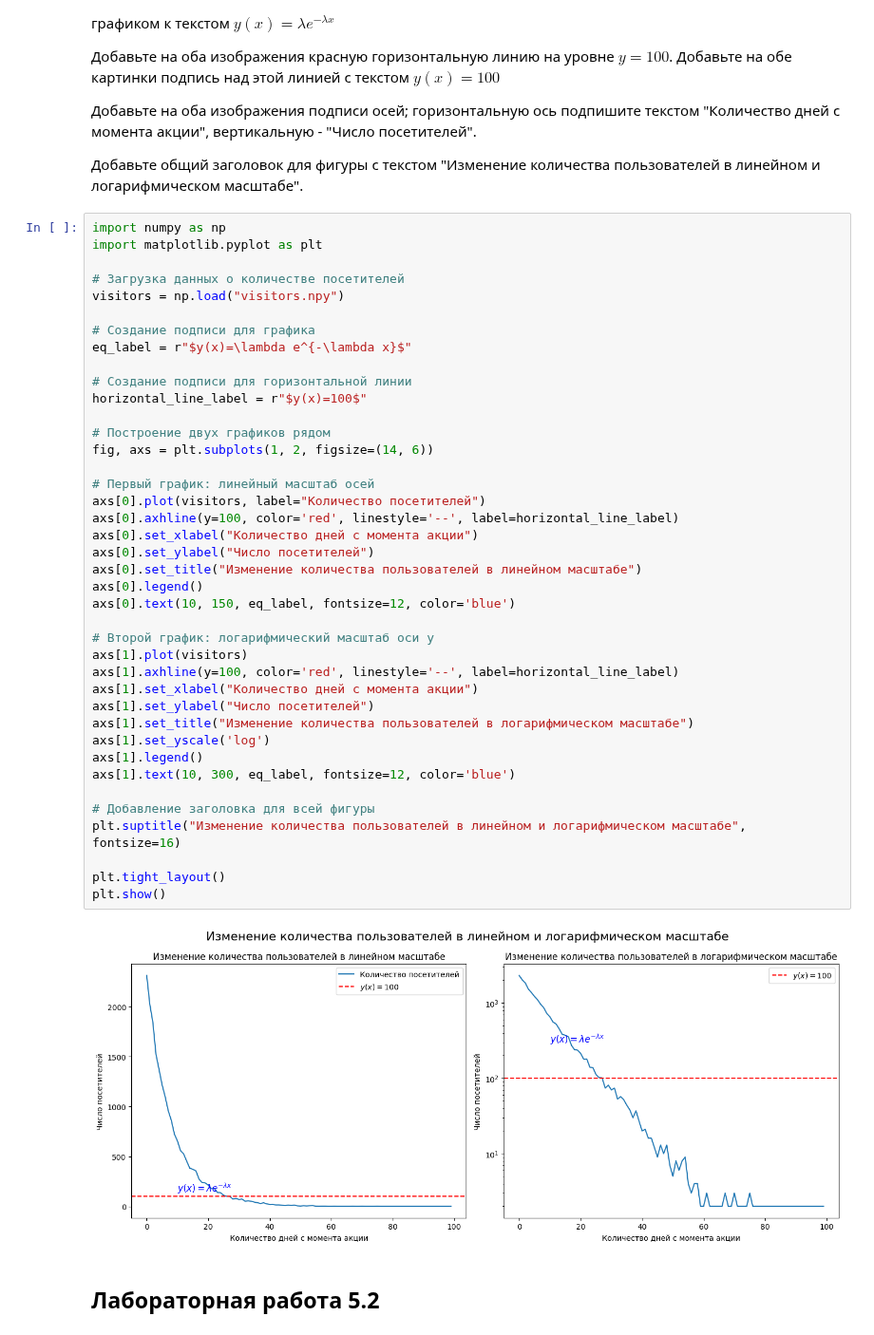
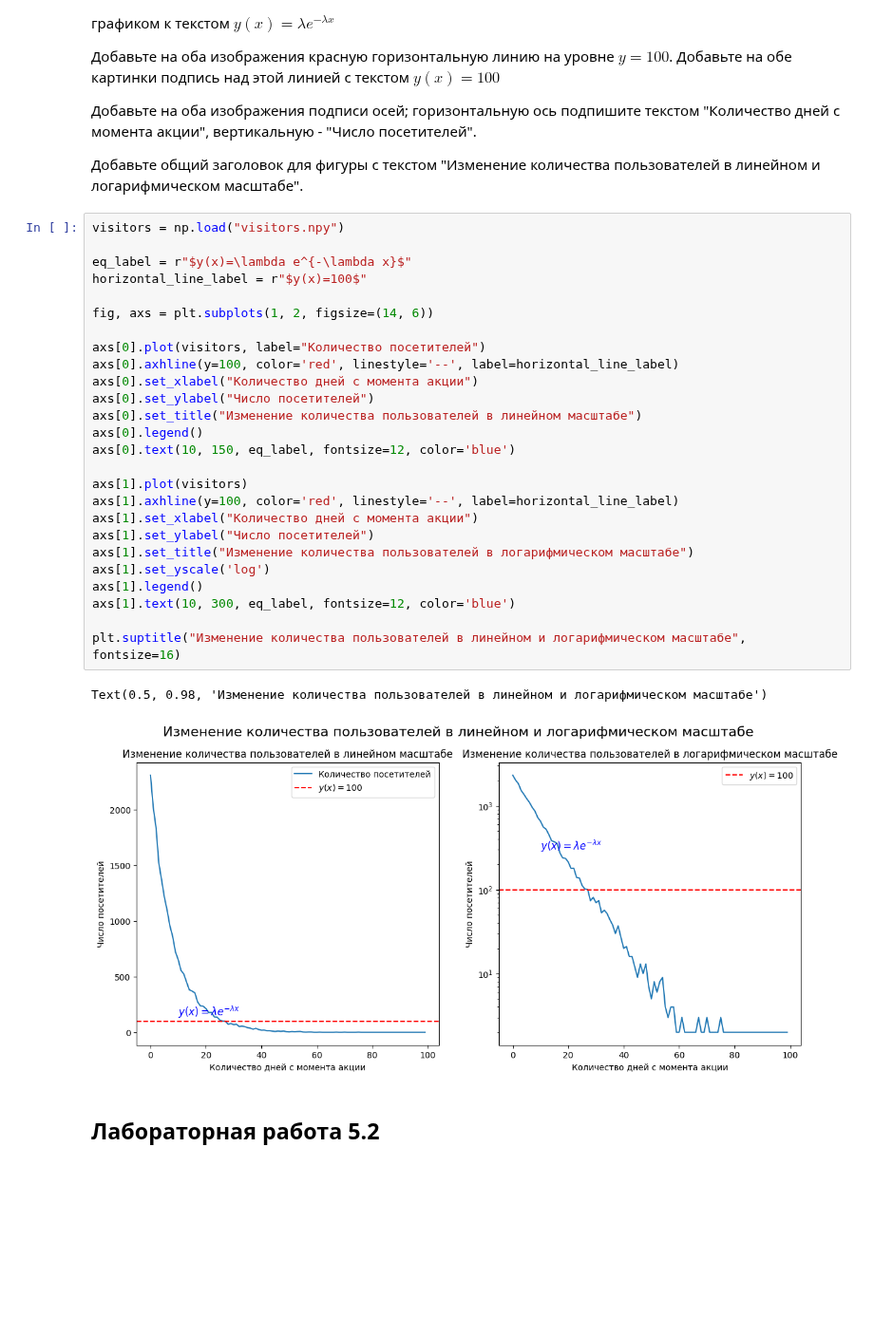
Before and after one commit to illCersei/TOD, a Jupyter notebook: 05_visualization.ipynb, the cells around one changed output. Shown at 95% size. Cells and saved outputs as stored; diff of their text form; blank space fills up the shorter version.

```diff
--- a/05_visualization.ipynb
+++ b/05_visualization.ipynb
@@ -146,47 +143,34 @@ plt.show()
 
 Добавьте общий заголовок для фигуры с текстом "Изменение количества пользователей в линейном и логарифмическом масштабе".
 # %%
-import numpy as np
-import matplotlib.pyplot as plt
-
-# Загрузка данных о количестве посетителей
 visitors = np.load("visitors.npy")
 
-# Создание подписи для графика
 eq_label = r"$y(x)=\lambda e^{-\lambda x}$"
-
-# Создание подписи для горизонтальной линии
 horizontal_line_label = r"$y(x)=100$"
 
-# Построение двух графиков рядом
 fig, axs = plt.subplots(1, 2, figsize=(14, 6))
 
-# Первый график: линейный масштаб осей
 axs[0].plot(visitors, label="Количество посетителей")
 axs[0].axhline(y=100, color='red', linestyle='--', label=horizontal_line_label)
 axs[0].set_xlabel("Количество дней с момента акции")
 axs[0].set_ylabel("Число посетителей")
 axs[0].set_title("Изменение количества пользователей в линейном масштабе")
 axs[0].legend()
 axs[0].text(10, 150, eq_label, fontsize=12, color='blue')
 
-# Второй график: логарифмический масштаб оси y
 axs[1].plot(visitors)
 axs[1].axhline(y=100, color='red', linestyle='--', label=horizontal_line_label)
 axs[1].set_xlabel("Количество дней с момента акции")
 axs[1].set_ylabel("Число посетителей")
 axs[1].set_title("Изменение количества пользователей в логарифмическом масштабе")
 axs[1].set_yscale('log')
 axs[1].legend()
 axs[1].text(10, 300, eq_label, fontsize=12, color='blue')
 
-# Добавление заголовка для всей фигуры
 plt.suptitle("Изменение количества пользователей в линейном и логарифмическом масштабе", fontsize=16)
-
-plt.tight_layout()
-plt.show()
 # %% [output]
+Text(0.5, 0.98, 'Изменение количества пользователей в линейном и логарифмическом масштабе')
-[figure, old version]
+[figure, new version]
 # %% [markdown]
 ## Лабораторная работа 5.2
 # %% [markdown]
```
Also changed, not shown: parts of 6 cells of this notebook, 2 other files.
